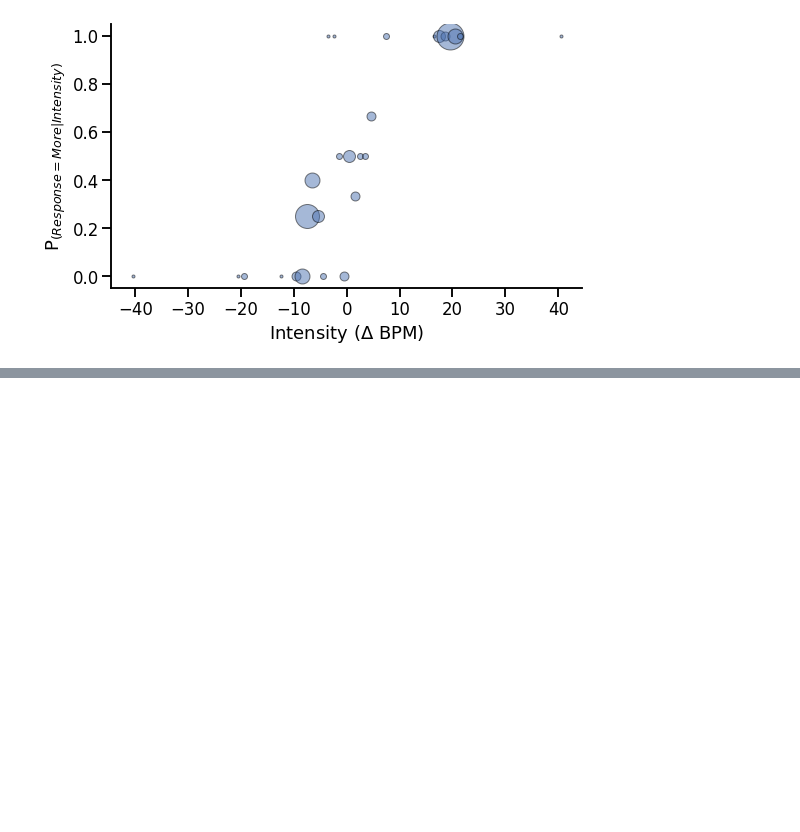
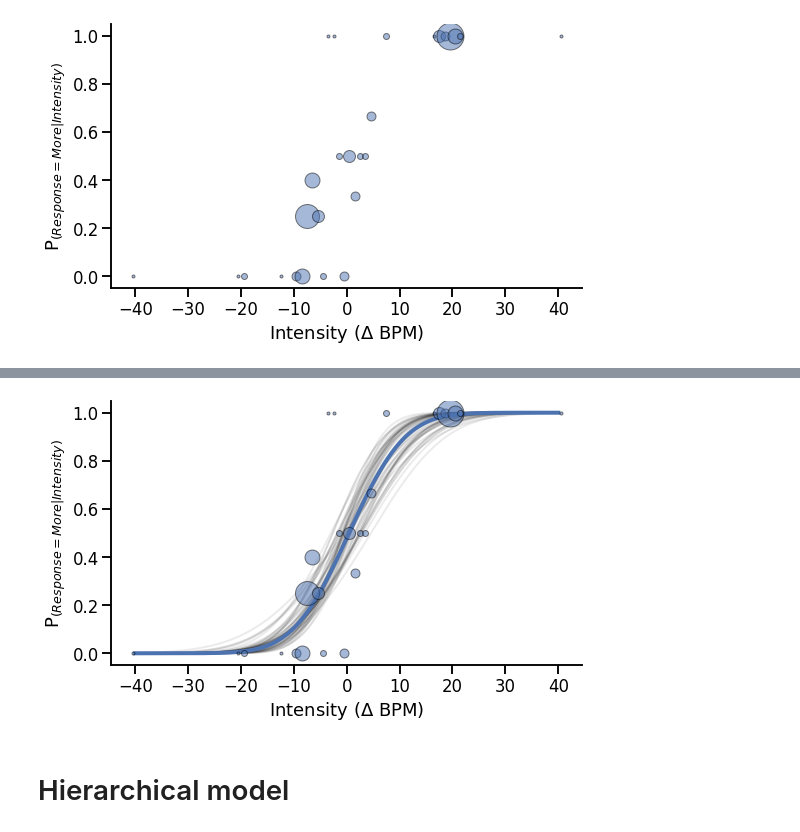
Before and after one commit to LegrandNico/CognitiveModeling, a Jupyter notebook: notebooks/4-Psychophysics.ipynb, the cells around one changed output, grey strips where cells are left out. Saved outputs shown, nothing was run; the diff lists cells and outputs as text; code cells hidden in the pictures; blank space fills up the shorter version.

Commit message:
psychophysics notebookk + slides

```diff
--- a/notebooks/4-Psychophysics.ipynb
+++ b/notebooks/4-Psychophysics.ipynb
@@ -57,0 +122,38 @@ $\phi$ is the cumulative normal function.
+# %%
+alpha_samples = trace["posterior"]["alpha"].values[:, -25:].flatten()
+beta_samples = trace["posterior"]["beta"].values[:, -25:].flatten()
+# %%
+from scipy.stats import norm
+
+sns.set_context('talk')
+fig, axs = plt.subplots(figsize=(8, 5))
+
+# Draw some sample from the traces
+for a, b in zip(alpha_samples, beta_samples):
+  axs.plot(np.linspace(-40, 40, 500),
+          (norm.cdf(np.linspace(-40, 40, 500), loc=a, scale=b)),
+          color='k', alpha=.08, linewidth=2)
+
+# Plot psychometric function with average parameters
+slope = stats['mean']['beta']
+threshold = stats['mean']['alpha']
+axs.plot(np.linspace(-40, 40, 500),
+        (norm.cdf(np.linspace(-40, 40, 500), loc=threshold, scale=slope)),
+         color='#4c72b0', linewidth=4)
+
+# Draw circles showing response proportions
+for ii, intensity in enumerate(np.sort(this_df.Alpha.unique())):
+    resp = sum((this_df.Alpha == intensity) & (this_df.Decision == 'More'))
+    total = sum(this_df.Alpha == intensity)
+    axs.plot(intensity, resp/total, 'o', alpha=0.5, color='#4c72b0',
+             markeredgecolor='k', markersize=total*3)
+
+plt.ylabel('P$_{(Response = More|Intensity)}$')
+plt.xlabel('Intensity ($\Delta$ BPM)')
+plt.tight_layout()
+sns.despine()
+plt.savefig('psychophysics.png')
+# %% [output]
+[figure, added]
+# %% [markdown]
+# Hierarchical model
```
Also changed, not shown: parts of 19 cells of this notebook, 2 other files.
